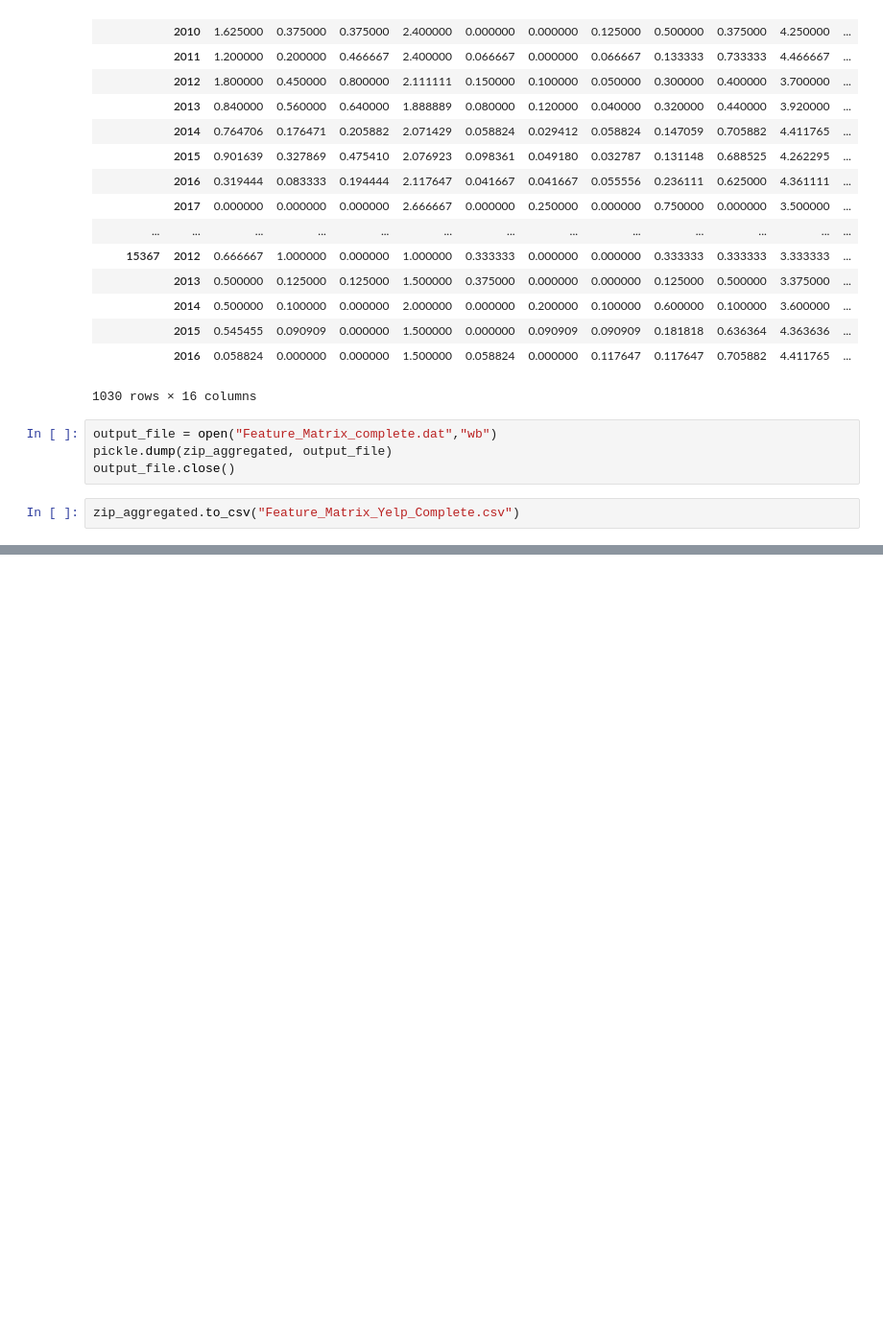
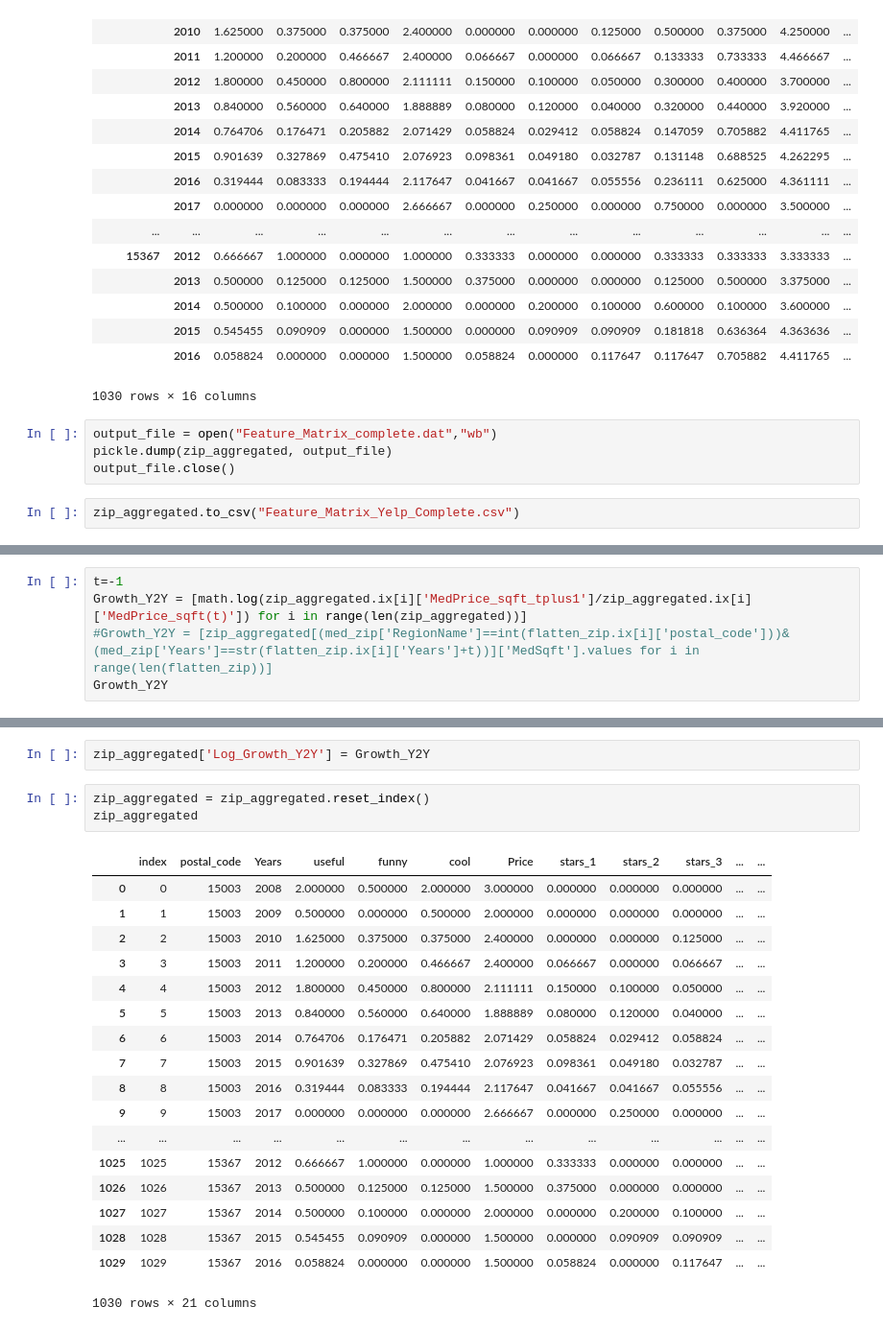
Before and after one commit to joroscha/ml, a Jupyter notebook: Feature Creation.ipynb, the cells around one changed output, grey strips where cells are left out. Shown at 96% size. Cells and saved outputs as stored; diff of their text form; blank space fills up the shorter version.

```diff
--- a/Feature Creation.ipynb
+++ b/Feature Creation.ipynb
@@ -590,0 +618,5 @@ zip_aggregated.to_csv("Feature_Matrix_Yelp_Complete.csv")
+# %%
+t=-1
+Growth_Y2Y = [math.log(zip_aggregated.ix[i]['MedPrice_sqft_tplus1']/zip_aggregated.ix[i]['MedPrice_sqft(t)']) for i in range(len(zip_aggregated))]
+#Growth_Y2Y = [zip_aggregated[(med_zip['RegionName']==int(flatten_zip.ix[i]['postal_code']))&(med_zip['Years']==str(flatten_zip.ix[i]['Years']+t))]['MedSqft'].values for i in range(len(flatten_zip))]
+Growth_Y2Y
@@ -590,0 +658,24 @@ zip_aggregated.to_csv("Feature_Matrix_Yelp_Complete.csv")
+# %%
+zip_aggregated['Log_Growth_Y2Y'] = Growth_Y2Y
+# %%
+zip_aggregated = zip_aggregated.reset_index()
+zip_aggregated
+# %% [output]
+|  | index | postal_code | Years | useful | funny | cool | Price | stars_1 | stars_2 | stars_3 | ... | ... |
+| 0 | 0 | 15003 | 2008 | 2.000000 | 0.500000 | 2.000000 | 3.000000 | 0.000000 | 0.000000 | 0.000000 | ... | ... |
+| 1 | 1 | 15003 | 2009 | 0.500000 | 0.000000 | 0.500000 | 2.000000 | 0.000000 | 0.000000 | 0.000000 | ... | ... |
+| 2 | 2 | 15003 | 2010 | 1.625000 | 0.375000 | 0.375000 | 2.400000 | 0.000000 | 0.000000 | 0.125000 | ... | ... |
+| 3 | 3 | 15003 | 2011 | 1.200000 | 0.200000 | 0.466667 | 2.400000 | 0.066667 | 0.000000 | 0.066667 | ... | ... |
+| 4 | 4 | 15003 | 2012 | 1.800000 | 0.450000 | 0.800000 | 2.111111 | 0.150000 | 0.100000 | 0.050000 | ... | ... |
+| 5 | 5 | 15003 | 2013 | 0.840000 | 0.560000 | 0.640000 | 1.888889 | 0.080000 | 0.120000 | 0.040000 | ... | ... |
+| 6 | 6 | 15003 | 2014 | 0.764706 | 0.176471 | 0.205882 | 2.071429 | 0.058824 | 0.029412 | 0.058824 | ... | ... |
+| 7 | 7 | 15003 | 2015 | 0.901639 | 0.327869 | 0.475410 | 2.076923 | 0.098361 | 0.049180 | 0.032787 | ... | ... |
+| 8 | 8 | 15003 | 2016 | 0.319444 | 0.083333 | 0.194444 | 2.117647 | 0.041667 | 0.041667 | 0.055556 | ... | ... |
+| 9 | 9 | 15003 | 2017 | 0.000000 | 0.000000 | 0.000000 | 2.666667 | 0.000000 | 0.250000 | 0.000000 | ... | ... |
+| ... | ... | ... | ... | ... | ... | ... | ... | ... | ... | ... | ... | ... |
+| 1025 | 1025 | 15367 | 2012 | 0.666667 | 1.000000 | 0.000000 | 1.000000 | 0.333333 | 0.000000 | 0.000000 | ... | ... |
+| 1026 | 1026 | 15367 | 2013 | 0.500000 | 0.125000 | 0.125000 | 1.500000 | 0.375000 | 0.000000 | 0.000000 | ... | ... |
+| 1027 | 1027 | 15367 | 2014 | 0.500000 | 0.100000 | 0.000000 | 2.000000 | 0.000000 | 0.200000 | 0.100000 | ... | ... |
+| 1028 | 1028 | 15367 | 2015 | 0.545455 | 0.090909 | 0.000000 | 1.500000 | 0.000000 | 0.090909 | 0.090909 | ... | ... |
+| 1029 | 1029 | 15367 | 2016 | 0.058824 | 0.000000 | 0.000000 | 1.500000 | 0.058824 | 0.000000 | 0.117647 | ... | ... |
+1030 rows × 21 columns
```
Also changed, not shown: parts of 24 cells of this notebook, 2 other files.
